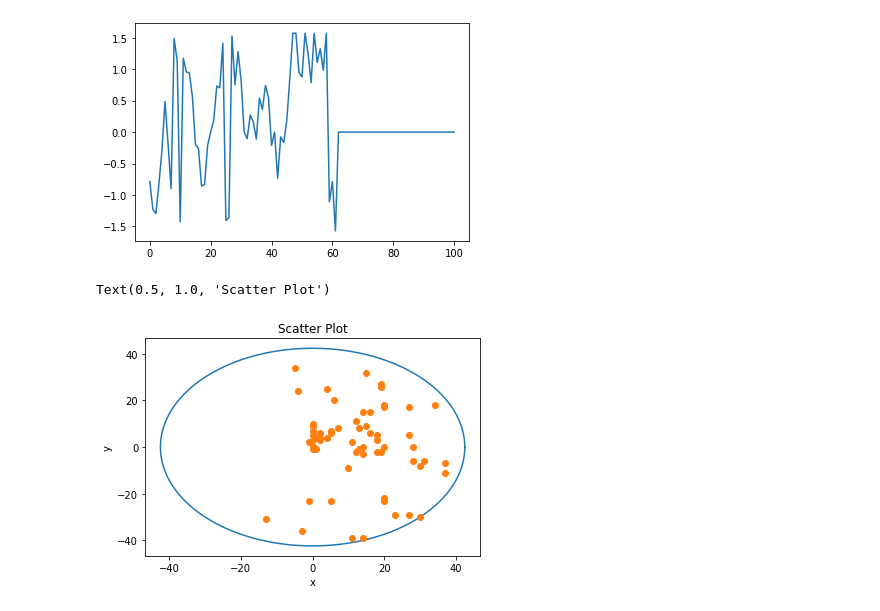
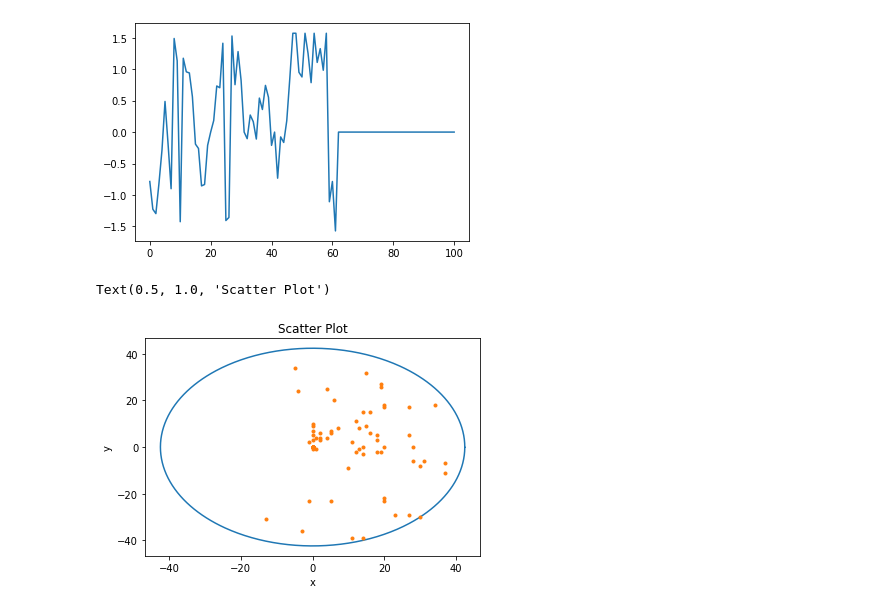
Before and after one commit to mzargham/fantasy-cadcad, a Jupyter notebook: block_notebook.ipynb, the cells around one changed output. Drawn from its saved outputs; the diff is of its cells as text; code cells hidden in the pictures.

Commit message:
plotting

```diff
--- a/block_notebook.ipynb
+++ b/block_notebook.ipynb
@@ -192,20 +192,20 @@ plt.plot(t, angles)
 # %%
 R = np.max(magnitudes)
 
 xc=[]
 yc=[]
 
 for theta in np.arange(0,2*np.pi,.01):
     xc.append(R*np.cos(theta))
     yc.append(R*np.sin(theta))
 
 pos = np.array(positions)
 
 plt.plot(xc,yc)
-plt.plot(pos.T[0], pos.T[1], 'o')
+plt.plot(pos.T[0], pos.T[1], '.')
 plt.xlabel("x")
 plt.ylabel("y")
 plt.title("Scatter Plot")
 # %% [output]
 Text(0.5, 1.0, 'Scatter Plot')
-[figure, old version]
+[figure, new version]
```
Also changed, not shown: parts of 1 cell of this notebook.
